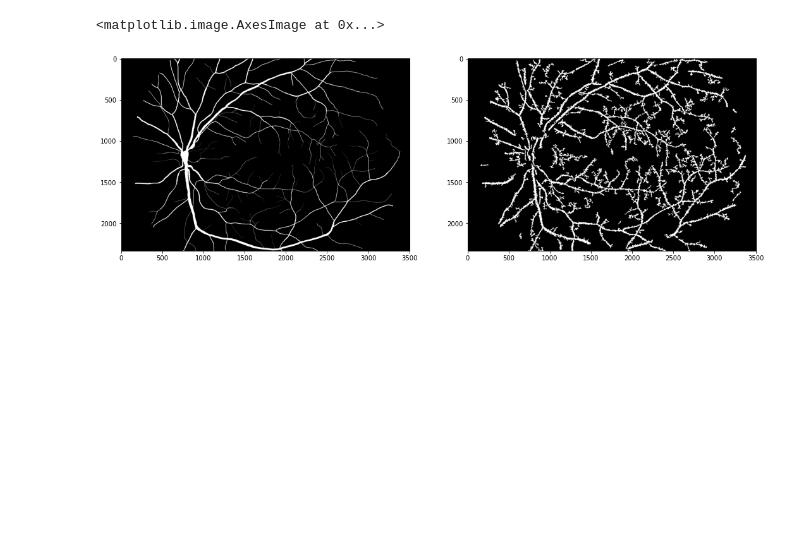
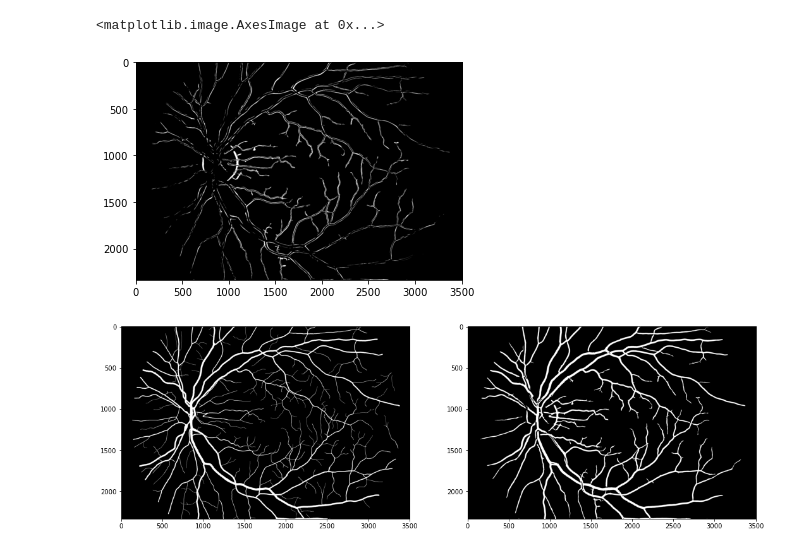
Before and after one commit to codeblessing/S6-IwM, a Jupyter notebook: fundus_vessels.ipynb, the cells around one changed output. Saved outputs shown, nothing was run; the diff lists cells and outputs as text; code cells hidden in the pictures; blank space fills up the shorter version.

```diff
--- a/fundus_vessels.ipynb
+++ b/fundus_vessels.ipynb
@@ -18,10 +19,10 @@ l, a, b = cv.split(image_lab)
 # %%
-#apply contrast limited adaptive histogram equalization to the L channel
-#https://stackoverflow.com/questions/24341114/simple-illumination-correction-in-images-opencv-c
-clahe = cv.createCLAHE(clipLimit=2.0)
+# apply contrast limited adaptive histogram equalization to the L channel
+# https://stackoverflow.com/questions/24341114/simple-illumination-correction-in-images-opencv-c
+clahe = cv.createCLAHE(clipLimit=3.0)
 merged = cv.merge((clahe.apply(l), a, b))
 merged = cv.cvtColor(merged, cv.COLOR_LAB2BGR)
-#imshow(clahe.apply(l))
+# imshow(clahe.apply(l))
 imshow(merged)
 # %% [output]
 <matplotlib.image.AxesImage at 0x...>
@@ -82,5 +38,13 @@ imshow(image_g, cmap='gray')
+# %%
+from skimage.util import img_as_bool
+from skimage.morphology import binary_erosion, remove_small_objects
+green = img_as_bool(g)
+green_eroded = binary_erosion(green)
+image_frangi = frangi(g)
 # %%
-ret, thresh = cv.threshold(image_g, 0, 255, cv.THRESH_BINARY+cv.THRESH_OTSU)
+ret, thresh = cv.threshold(image_frangi, np.mean(
+    image_frangi), 255, cv.THRESH_BINARY)
+thresh = thresh.astype('uint8')
 imshow(thresh, cmap='gray')
 # %% [output]
 <matplotlib.image.AxesImage at 0x...>
@@ -137,0 +52,6 @@ imshow(asf_1_final, cmap='gray')
+# %%
+deblobed = thresh > 0
+deblobed = remove_small_objects(deblobed, 2500, connectivity=2)
+deblobed = deblobed.astype('uint8')*255
+# deblobed = cv.erode(deblobed, cv.getStructuringElement(cv.MORPH_ELLIPSE,(2,2)))
+imshow(deblobed, cmap='gray')
@@ -138,15 +61,18 @@ imshow(asf_1_final, cmap='gray')
 # %%
 from matplotlib import pyplot as plt
-#load the hand-made mask
-mask = cv.imread('data/all/manual1/01_dr.tif', cv.IMREAD_GRAYSCALE)
-#imshow(mask, cmap='gray')
-diff = (asf_1_final - mask)
-#imshow(diff, cmap='gray')
+# load the hand-made mask
+mask = cv.imread('data/all/manual1/07_dr.tif', cv.IMREAD_GRAYSCALE)
+cut = cv.imread('data/all/mask/07_dr_mask.tif', cv.IMREAD_GRAYSCALE)
+cut = cv.bitwise_and(cut, deblobed)
+# imshow(mask, cmap='gray')
+diff = (cut - mask)
+imshow(diff, cmap='gray')
 
 fig, (ax1, ax2) = plt.subplots(1, 2)
 fig.set_size_inches(18, 12)
 ax1.imshow(mask, cmap='gray')
-ax2.imshow(asf_1_final, cmap='gray')
+ax2.imshow(cut, cmap='gray')
 # %% [output]
 <matplotlib.image.AxesImage at 0x...>
-[figure, old version]
+[figure, new version]
+[figure, added]
```
Also changed, not shown: parts of 16 cells of this notebook.
